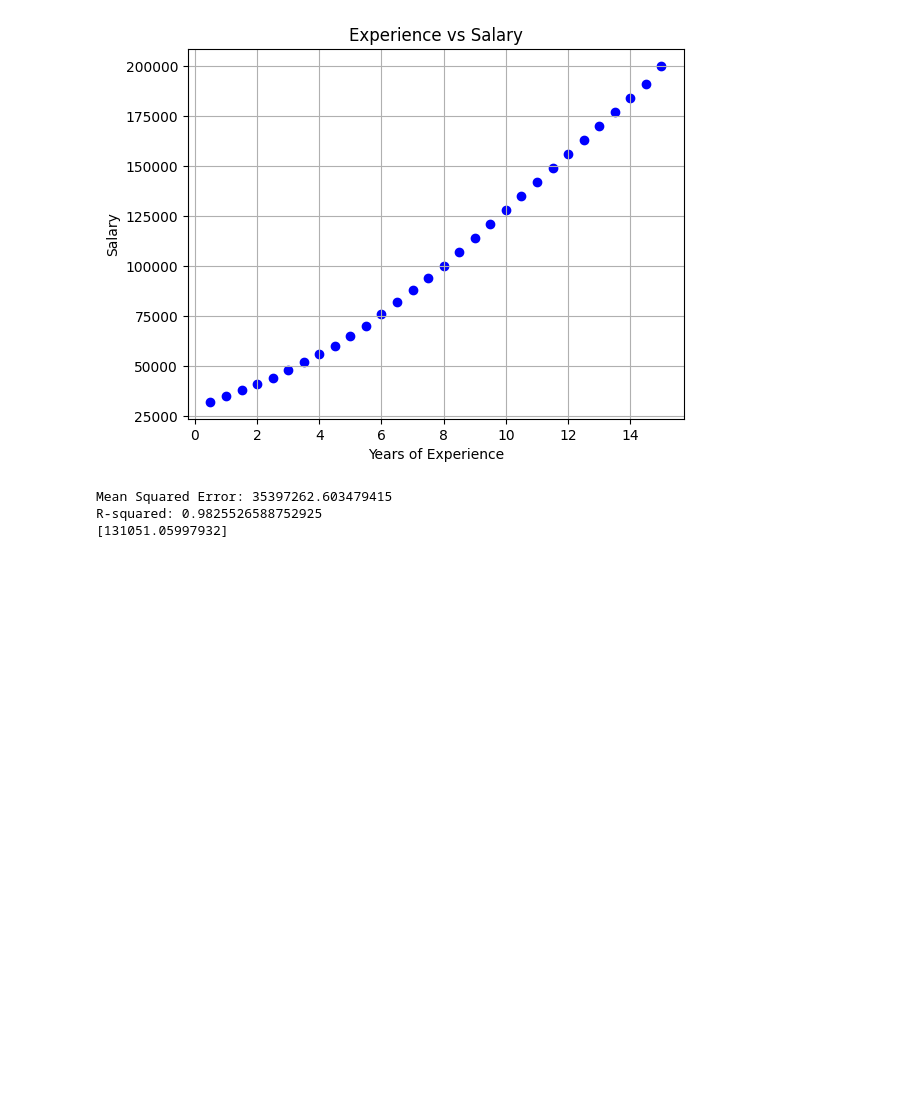
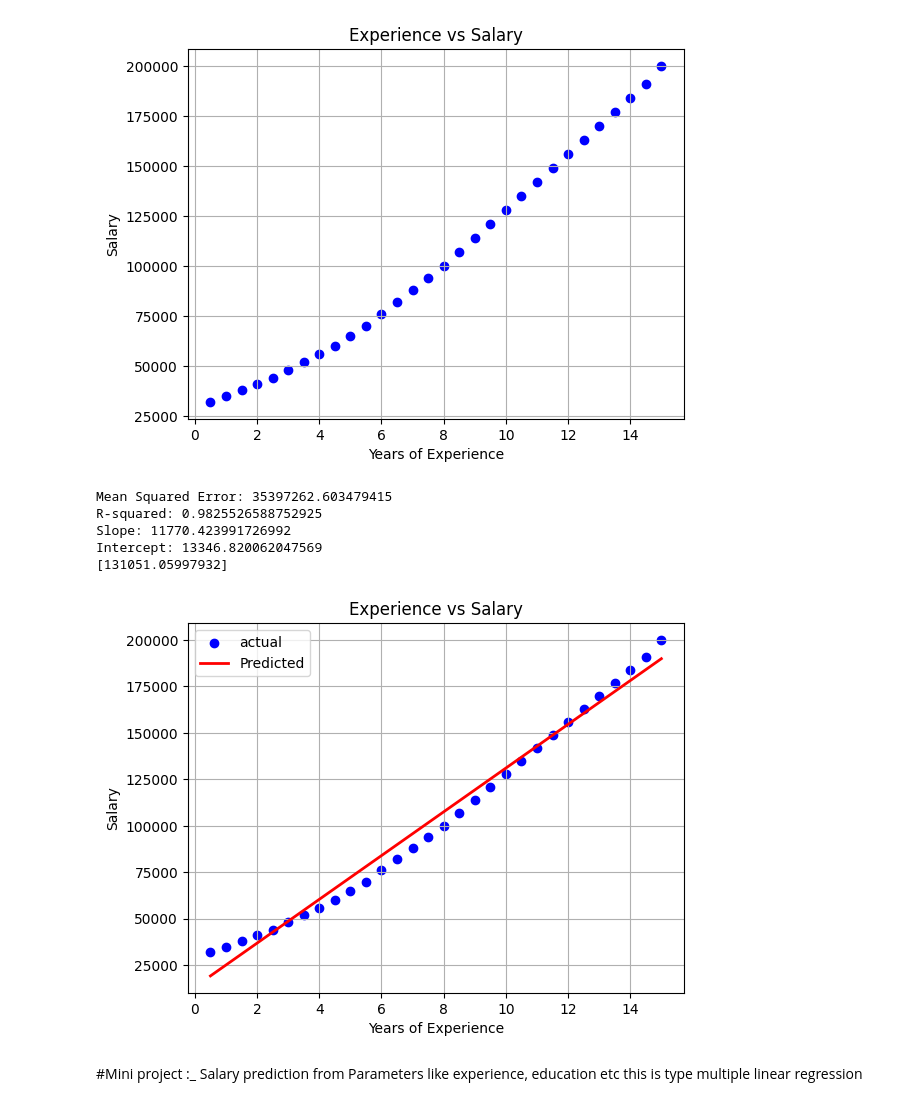
Before and after one commit to Rajeshbhong22/Mlproject, a Jupyter notebook: Linear_regression.ipynb, the cells around one changed output. Drawn from its saved outputs; the diff is of its cells as text; code cells hidden in the pictures; blank space fills up the shorter version.

Commit message:
New one Ml mini project

```diff
--- a/Linear_regression.ipynb
+++ b/Linear_regression.ipynb
@@ -101,17 +101,38 @@ plt.show()
 # %%
 X_train, X_test, y_train, y_test = train_test_split(X,y, test_size=0.2, random_state=42)
 model=LinearRegression()
 model.fit(X_train, y_train)
 y_pred=model.predict(X_test)
 mse=mean_squared_error(y_test, y_pred)
 r2=r2_score(y_test, y_pred)
 print("Mean Squared Error:", mse)
 print("R-squared:", r2)
 
+#y=mx+c
+slope=model.coef_[0]
+intercept=model.intercept_
+print("Slope:", slope)
+print("Intercept:", intercept)
+based_fit_line=slope*X+intercept
+#Plotting
+plt.scatter(X,y, color="blue", label='actual')
+plt.plot(X, based_fit_line, color="red", linewidth=2, label='Predicted')
+plt.xlabel("Years of Experience")
+plt.ylabel("Salary")
+plt.title("Experience vs Salary")
+plt.legend()
+plt.grid(True)
 
+
+#Input Value
 pred=model.predict([[10]])
 print(pred)
 # %% [output]
 Mean Squared Error: 35397262.603479415
 R-squared: 0.9825526588752925
+Slope: 11770.423991726992
+Intercept: 13346.820062047569
 [131051.05997932]
+[figure, added]
+# %% [markdown]
+#Mini project :_ Salary prediction from Parameters like experience, education etc this is type multiple linear regression
```
Also changed, not shown: parts of 17 cells of this notebook.
